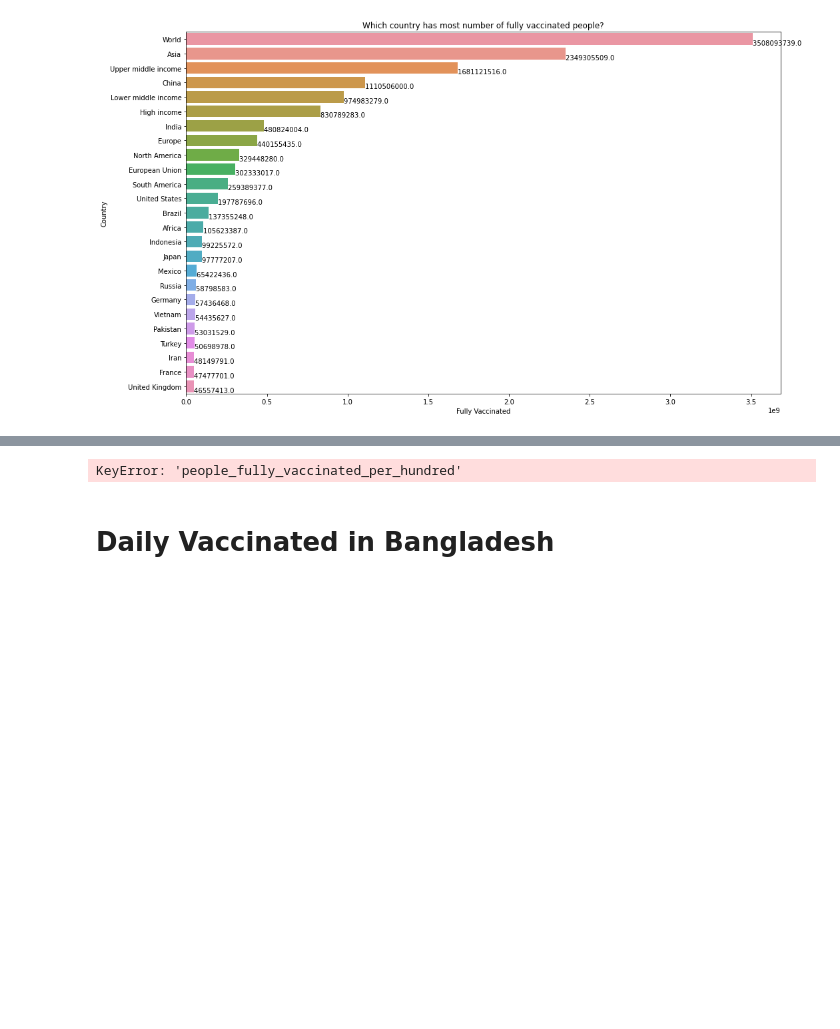
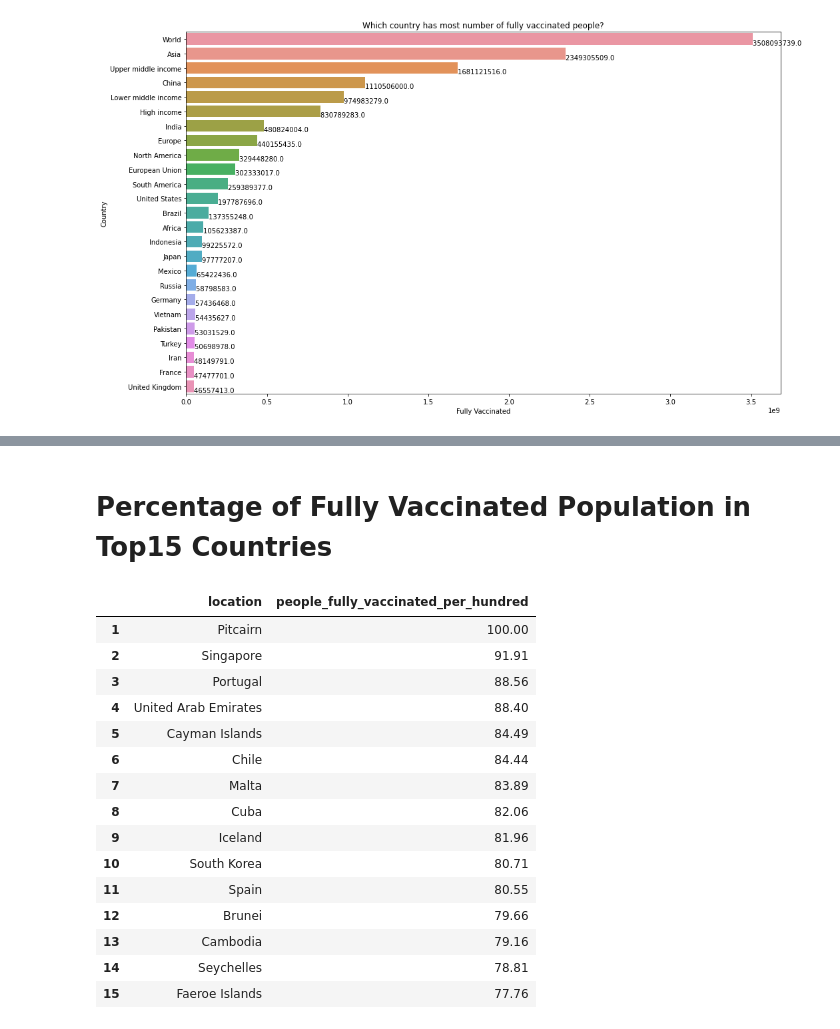
Before and after one commit to augustinexu/2021Fall_finals, a Jupyter notebook: final.ipynb, the cells around one changed output, grey strips where cells are left out. Saved outputs shown, nothing was run; the diff lists cells and outputs as text; code cells hidden in the pictures; blank space fills up the shorter version.

```diff
--- a/final.ipynb
+++ b/final.ipynb
@@ -287,6 +282,0 @@ population_country = df.groupby('location')['people_fully_vaccinated_per_hundred
-# %%
-population_country = df.groupby('location')['people_fully_vaccinated_per_hundred'].max().sort_values(ascending=False)
-filter_country = population_country.loc[population_country["people_fully_vaccinated_per_hundred"] <= 100].head(15)
-filter_country
-# %% [output]
-KeyError: 'people_fully_vaccinated_per_hundred'
@@ -308,2 +283,23 @@ for patch in ax.patches:
-# %% [markdown]
-# Daily Vaccinated in Bangladesh
+# %% [markdown]
+# Percentage of Fully Vaccinated Population in Top15 Countries
+# %%
+population_country = df.groupby('location')['people_fully_vaccinated_per_hundred'].max().sort_values(ascending=False).reset_index()
+filter_country = population_country.loc[population_country["people_fully_vaccinated_per_hundred"] <= 100].head(15)
+filter_country
+# %% [output]
+|  | location | people_fully_vaccinated_per_hundred |
+| 1 | Pitcairn | 100.00 |
+| 2 | Singapore | 91.91 |
+| 3 | Portugal | 88.56 |
+| 4 | United Arab Emirates | 88.40 |
+| 5 | Cayman Islands | 84.49 |
+| 6 | Chile | 84.44 |
+| 7 | Malta | 83.89 |
+| 8 | Cuba | 82.06 |
+| 9 | Iceland | 81.96 |
+| 10 | South Korea | 80.71 |
+| 11 | Spain | 80.55 |
+| 12 | Brunei | 79.66 |
+| 13 | Cambodia | 79.16 |
+| 14 | Seychelles | 78.81 |
+| 15 | Faeroe Islands | 77.76 |
```
Also changed, not shown: parts of 12 cells of this notebook.
